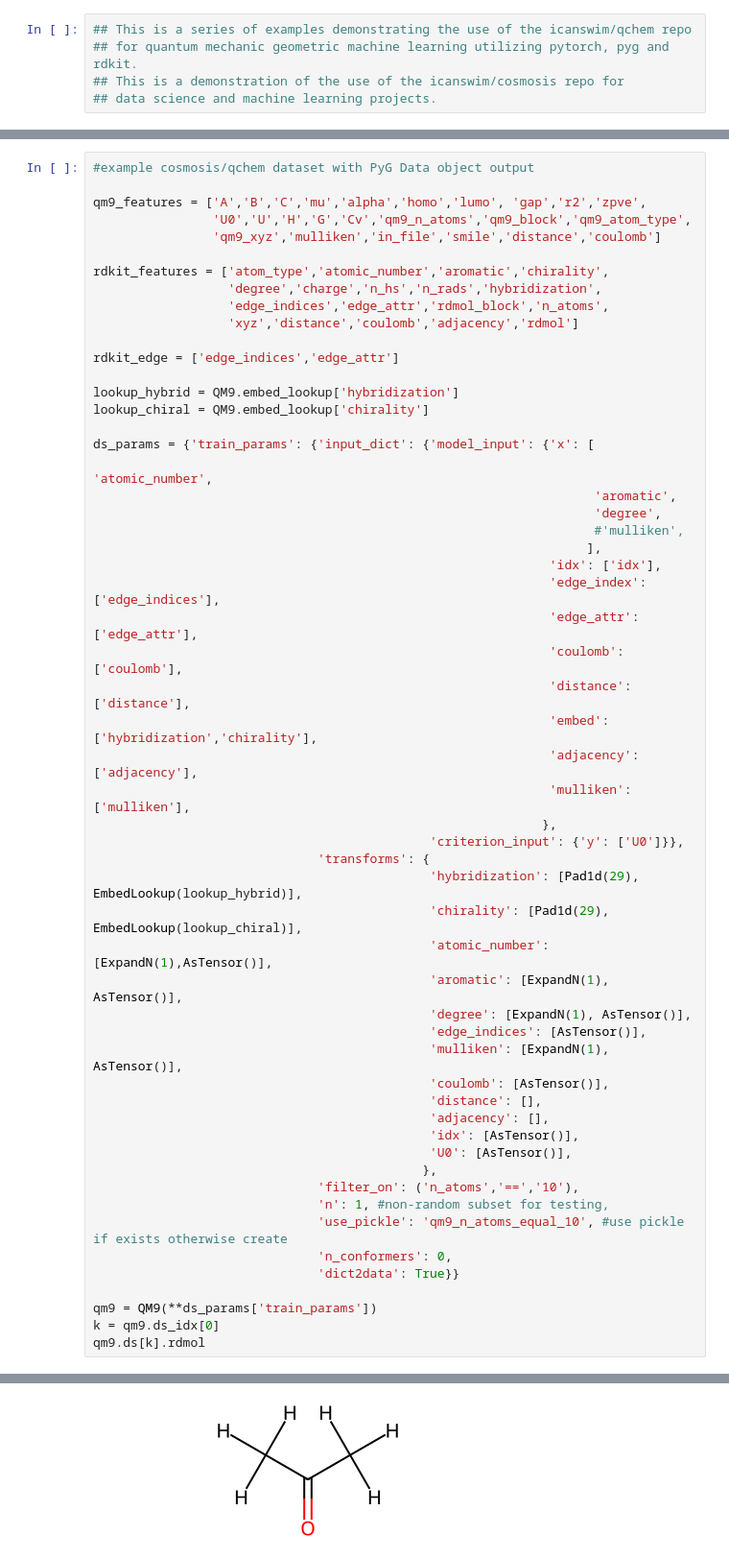
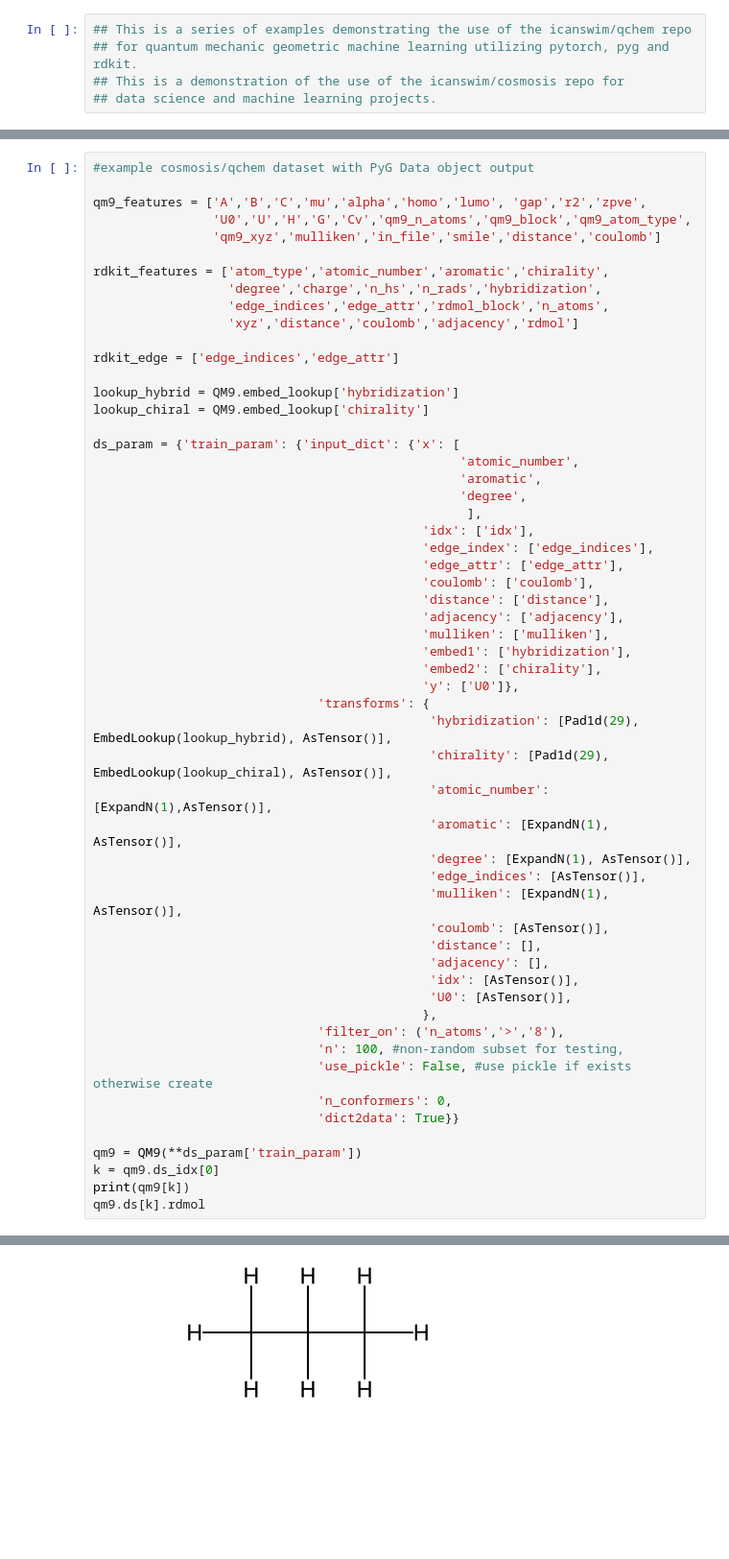
Before and after one commit to icanswim/qchem, a Jupyter notebook: experiment.ipynb, the cells around one changed output, grey strips where cells are left out. Shown at 96% size. Drawn from its saved outputs; the diff is of its cells as text; blank space fills up the shorter version.

```diff
--- a/experiment.ipynb
+++ b/experiment.ipynb
@@ -45,25 +45,24 @@ rdkit_edge = ['edge_indices','edge_attr']
 lookup_hybrid = QM9.embed_lookup['hybridization']
 lookup_chiral = QM9.embed_lookup['chirality']
 
-ds_params = {'train_params': {'input_dict': {'model_input': {'x': [
-                                                                   'atomic_number',
-                                                                   'aromatic',
-                                                                   'degree',
-                                                                   #'mulliken',
-                                                                  ],
-                                                             'idx': ['idx'],
-                                                             'edge_index': ['edge_indices'],
-                                                             'edge_attr': ['edge_attr'],
-                                                             'coulomb': ['coulomb'],
-                                                             'distance': ['distance'],
-                                                             'embed': ['hybridization','chirality'],
-                                                             'adjacency': ['adjacency'],
-                                                             'mulliken': ['mulliken'],
-                                                            },
-                                             'criterion_input': {'y': ['U0']}},
+ds_param = {'train_param': {'input_dict': {'x': [
+                                                 'atomic_number',
+                                                 'aromatic',
+                                                 'degree',
+                                                  ],
+                                            'idx': ['idx'],
+                                            'edge_index': ['edge_indices'],
+                                            'edge_attr': ['edge_attr'],
+                                            'coulomb': ['coulomb'],
+                                            'distance': ['distance'],
+                                            'adjacency': ['adjacency'],
+                                            'mulliken': ['mulliken'],
+                                            'embed1': ['hybridization'],
+                                            'embed2': ['chirality'],
+                                            'y': ['U0']},
                               'transforms': {
-                                             'hybridization': [Pad1d(29), EmbedLookup(lookup_hybrid)],
-                                             'chirality': [Pad1d(29), EmbedLookup(lookup_chiral)],
+                                             'hybridization': [Pad1d(29), EmbedLookup(lookup_hybrid), AsTensor()],
+                                             'chirality': [Pad1d(29), EmbedLookup(lookup_chiral), AsTensor()],
                                              'atomic_number': [ExpandN(1),AsTensor()],
                                              'aromatic': [ExpandN(1), AsTensor()],
                                              'degree': [ExpandN(1), AsTensor()],
@@ -75,13 +74,14 @@ ds_params = {'train_params': {'input_dict': {'model_input': {'x': [
                                              'idx': [AsTensor()],
                                              'U0': [AsTensor()],
                                             },
-                              'filter_on': ('n_atoms','==','10'),
-                              'n': 1, #non-random subset for testing,
-                              'use_pickle': 'qm9_n_atoms_equal_10', #use pickle if exists otherwise create
+                              'filter_on': ('n_atoms','>','8'),
+                              'n': 100, #non-random subset for testing,
+                              'use_pickle': False, #use pickle if exists otherwise create
                               'n_conformers': 0,
                               'dict2data': True}}
 
-qm9 = QM9(**ds_params['train_params'])
+qm9 = QM9(**ds_param['train_param'])
 k = qm9.ds_idx[0]
+print(qm9[k])
 qm9.ds[k].rdmol
 # %% [output]
@@ -90,3 +98,3 @@ CDataset created...
-[figure, old version]
+[figure, new version]
 # %%
 #example PyG dataset wrapper PGDS
```
Also changed, not shown: parts of 23 cells of this notebook, 3 other files.
